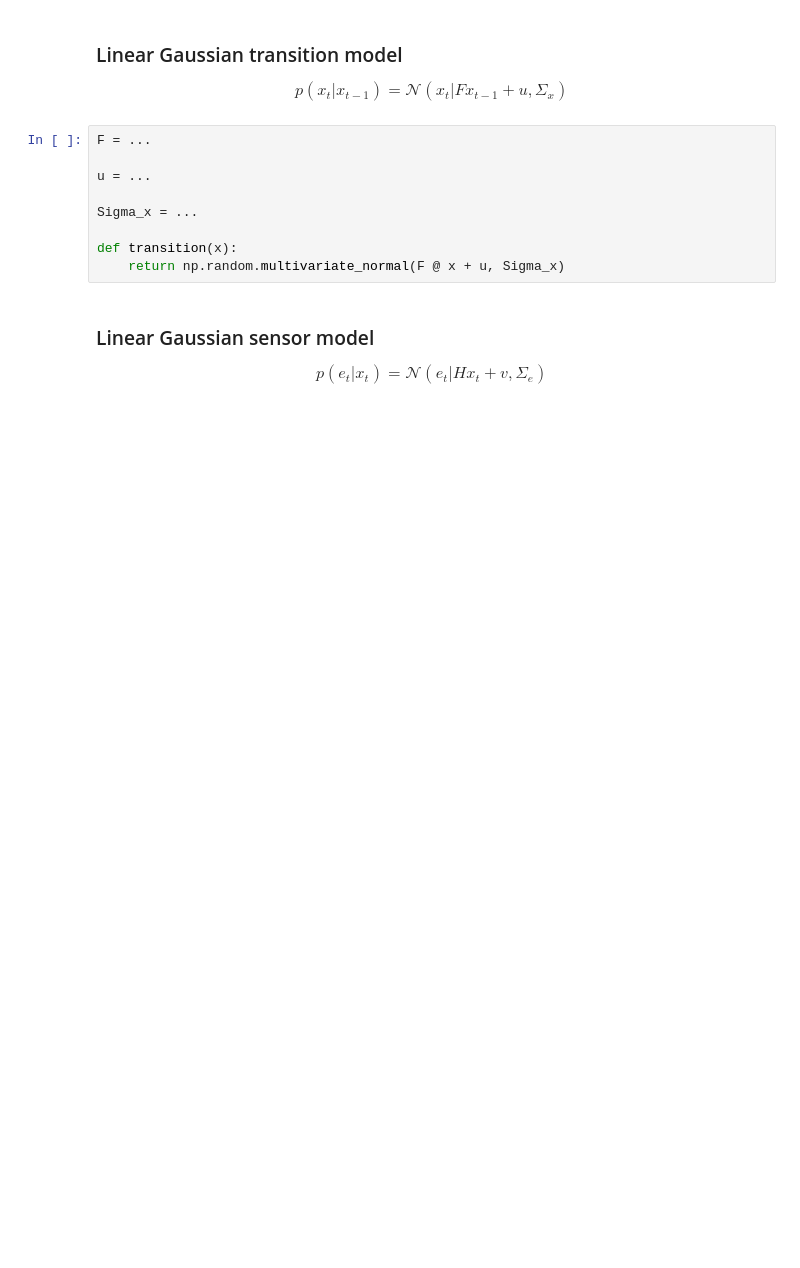
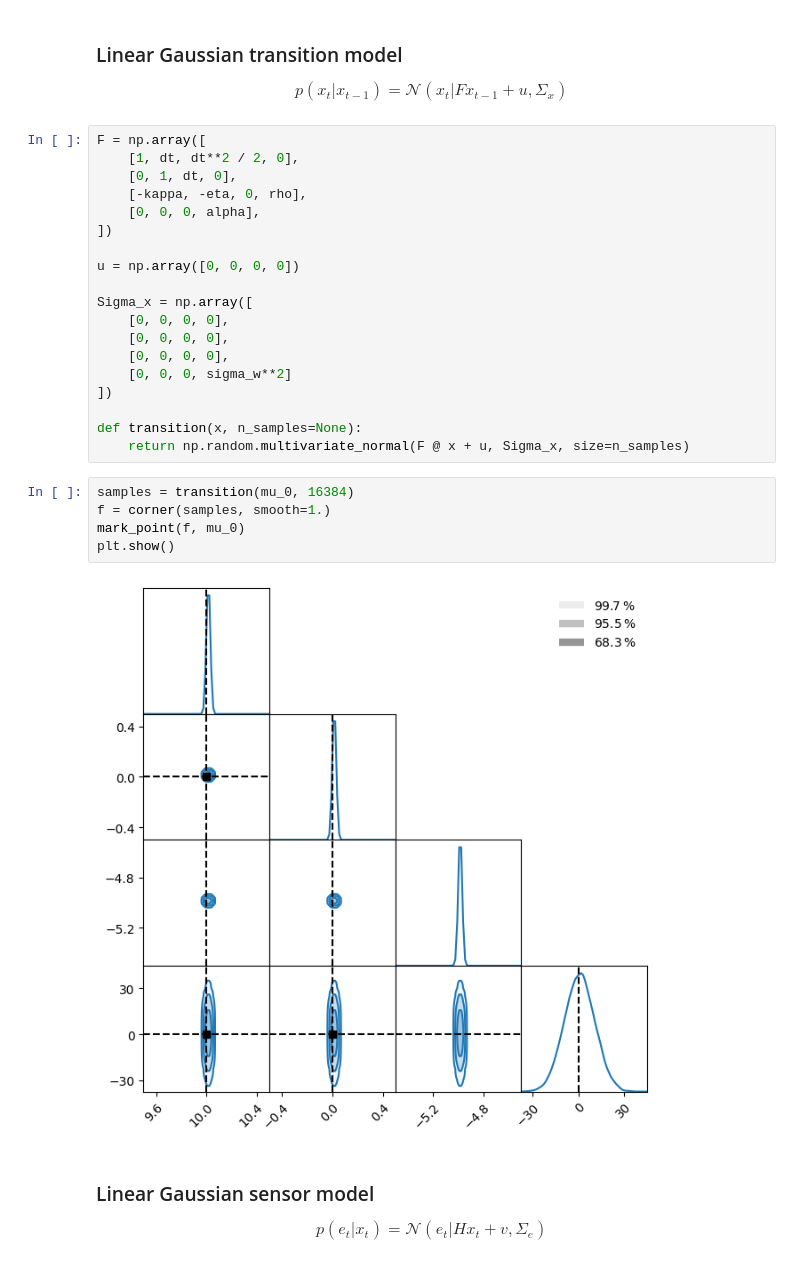
Before and after one commit to glouppe/info8006-introduction-to-ai, a Jupyter notebook: code/exercises-4-kalman.ipynb, the cells around one changed output. Saved outputs shown, nothing was run; the diff lists cells and outputs as text; blank space fills up the shorter version.

```diff
--- a/code/exercises-4-kalman.ipynb
+++ b/code/exercises-4-kalman.ipynb
@@ -31,14 +44,31 @@ def prior():
 
 $$p(x_t \vert x_{t - 1}) = \mathcal{N}(x_t | F x_{t - 1} + u, \Sigma_x)$$
 # %%
-F = ...
+F = np.array([
+    [1, dt, dt**2 / 2, 0],
+    [0, 1, dt, 0],
+    [-kappa, -eta, 0, rho],
+    [0, 0, 0, alpha],
+])
 
-u = ...
+u = np.array([0, 0, 0, 0])
 
-Sigma_x = ...
+Sigma_x = np.array([
+    [0, 0, 0, 0],
+    [0, 0, 0, 0],
+    [0, 0, 0, 0],
+    [0, 0, 0, sigma_w**2]
+])
 
-def transition(x):
-    return np.random.multivariate_normal(F @ x + u, Sigma_x)
+def transition(x, n_samples=None):
+    return np.random.multivariate_normal(F @ x + u, Sigma_x, size=n_samples)
+# %%
+samples = transition(mu_0, 16384)
+f = corner(samples, smooth=1.)
+mark_point(f, mu_0)
+plt.show()
+# %% [output]
+[figure, added]
 # %% [markdown]
 ### Linear Gaussian sensor model
 
```
Also changed, not shown: parts of 8 cells of this notebook, 12 other files.
